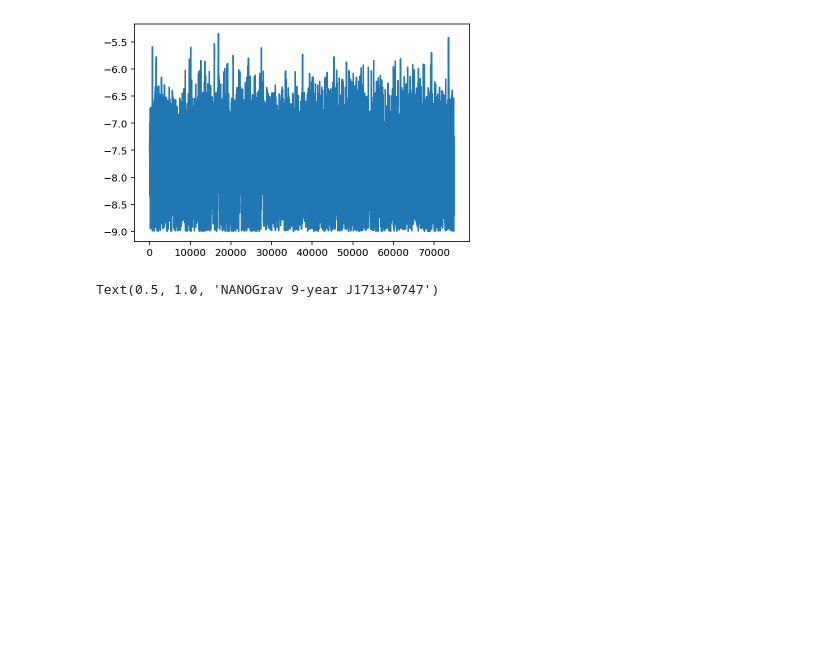
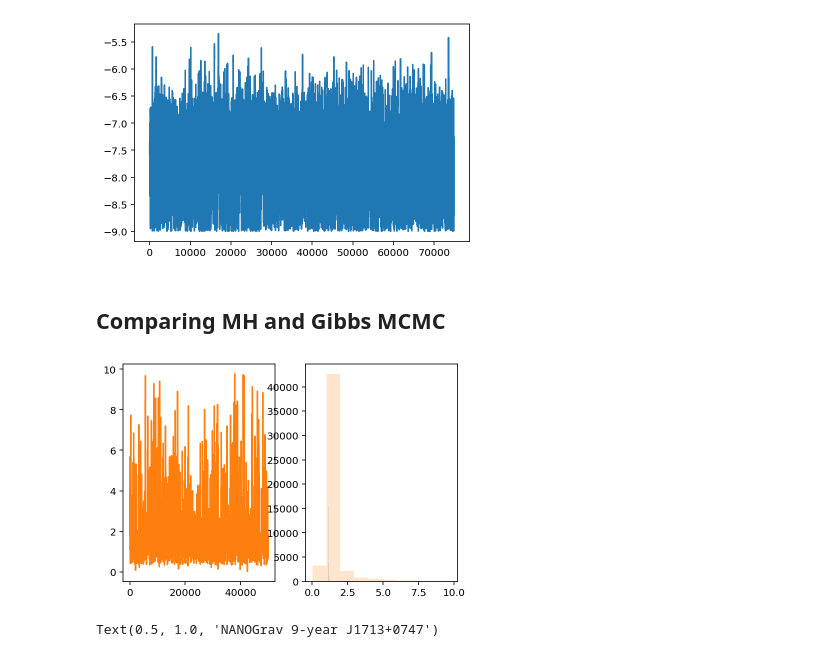
Before and after one commit to stevertaylor/pulsar_timing_gibbsspec, a Jupyter notebook: pta_gibbs_freespec.ipynb, the cells around one changed output. Cells and saved outputs as stored; diff of their text form; code cells hidden in the pictures; blank space fills up the shorter version.

```diff
--- a/pta_gibbs_freespec.ipynb
+++ b/pta_gibbs_freespec.ipynb
@@ -847,6 +841,19 @@ print(acor.acor(chain_hmodel_1713[burn:,idx])[0])
 # %% [output]
 32.17956970673762
 [figure]
+# %% [markdown]
+## Comparing MH and Gibbs MCMC
+# %%
+idx = 2
+fig,ax = plt.subplots(nrows=1,ncols=2)
+
+ax[0].plot(chain_hmodel_1713[burn:burn+int(5e4),idx]);
+ax[1].hist(chain_hmodel_1713[burn:burn+int(5e4),idx], alpha=0.2, density=False);
+
+ax[0].plot(chain_gibbs_1713[int(1e4):int(6e4),idx]);
+ax[1].hist(chain_gibbs_1713[int(1e4):int(6e4),idx], alpha=0.2, density=False);
+# %% [output]
+[figure, added]
 # %%
 plt.plot([acor.acor(chain_hmodel_1713[burn:,idx])[0] for idx in range(len(pars)-1)],
          np.arange(len(pars)-1), label='MH MCMC (optimal)');
```
Also changed, not shown: parts of 2 cells of this notebook.
